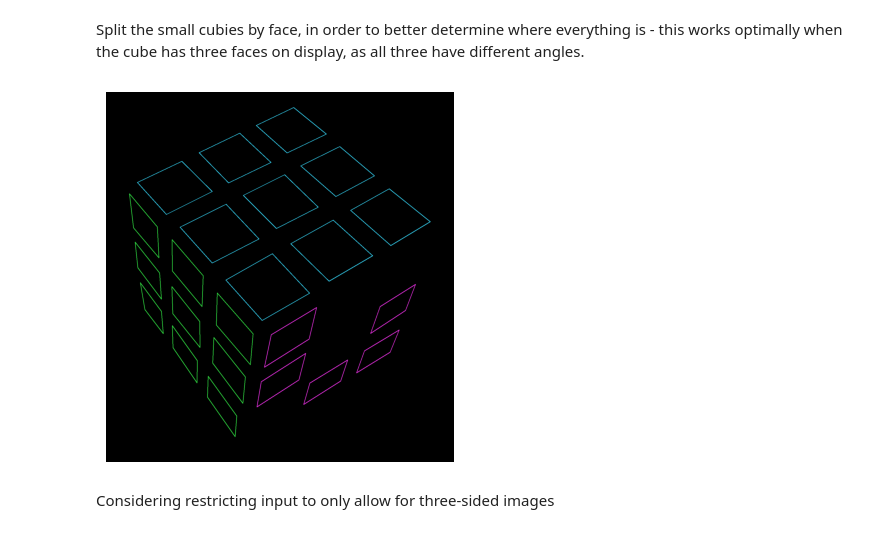
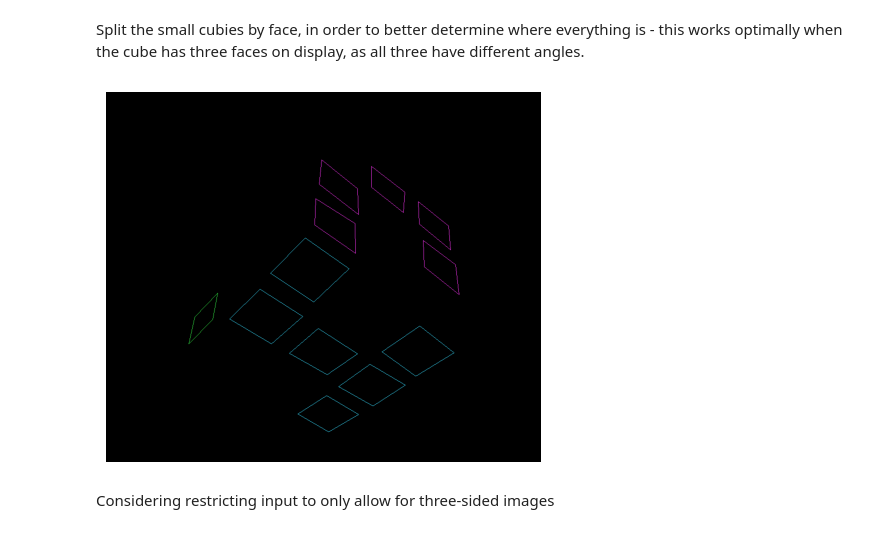
Before and after one commit to vivaansinghvi07/rubix-cube-solver, a Jupyter notebook: cv_testing.ipynb, the cells around one changed output. Cells and saved outputs as stored; diff of their text form; code cells hidden in the pictures.

```diff
--- a/cv_testing.ipynb
+++ b/cv_testing.ipynb
@@ -63,7 +63,18 @@ def filter_cubie_contours(img: cv2.Mat, contours: list[Contour], approx: list[Co
 
     # sweep through it again and cut off the ones that are too small
     avg_area = np.average([*map(cv2.contourArea, proper_approx)])
-    return [*filter(lambda x: cv2.contourArea(x) > avg_area / 4, proper_approx)]
+    largest_approx = [*filter(lambda x: cv2.contourArea(x) > avg_area / 4, proper_approx)]
+
+    # this time, give each contour a consistent ordering, making it start from the leftmost if possible else bottommost
+    final_approx = []
+    for appr in largest_approx:
+        x_axis_vals = [*map(lambda x: x[0][0], appr)]
+        max_index = np.argsort(x_axis_vals)
+        if x_axis_vals[max_index[1]] - x_axis_vals[max_index[0]] < 100:
+            y_axis_vals = [*map(lambda y: y[0][1], appr)]
+            max_index = np.argsort(y_axis_vals)
+        final_approx.append(np.concatenate((appr[max_index[0]:], appr[:max_index[0]]), axis=0))
+    return final_approx
 
 def get_cubie_contours(img: cv2.Mat, show: bool = False) -> list[Contour]:
 
@@ -92,6 +103,6 @@ def get_cubie_contours(img: cv2.Mat, show: bool = False) -> list[Contour]:
         imshow(blur, dilated, display_image)
     return filtered
 
-img = imread_capped("./images/cube_ugly.png")
+img = imread_capped("./images/test3.png")
 _ = get_cubie_contours(img, show=True)
 # %% [output]
@@ -107,36 +118,44 @@ def compute_incline_angle(c1: Point, c2: Point):
         x_diff, y_diff = c2[0] - c1[0], c1[1] - c2[1]
         return degrees(atan2(y_diff, x_diff)) % 360
 
-ANGLE_DIFF_TOLERANCE = 18   # degrees
+ANGLE_DIFF_TOLERANCE = 30   # degrees
 
 def get_squares_by_angle(squares: list[Contour], show: bool = False) -> dict[tuple[float], list[Contour]]:
     """ Returns a map of angle-pairs to a list of contours. This is done to seperate them into faces. """
     angle_to_squares = {}
     for appr in squares:
         appr = appr.reshape(-1, 2)
         corner1, corner2, corner3 = appr[0], appr[1], appr[-1]
         angle_of_incline1 = compute_incline_angle(corner1, corner2)
         angle_of_incline2 = compute_incline_angle(corner3, corner1)
         for (k1, k2), v in angle_to_squares.items():
             if abs(angle_of_incline1 - k1) < ANGLE_DIFF_TOLERANCE and abs(angle_of_incline2 - k2) < ANGLE_DIFF_TOLERANCE:
+
+                # add to list of contours
                 v.append(appr)
+                current_total = len(v) - 1
+
+                # replace the key with the new average
+                del angle_to_squares[(k1, k2)]
+                angle_to_squares[((k1 * current_total + angle_of_incline1) / (current_total + 1),
+                                  (k2 * current_total + angle_of_incline2) / (current_total + 1))] = v
                 break
         else:
             angle_to_squares[(angle_of_incline1, angle_of_incline2)] = [appr]
 
     # show if needed
     if show:
         display_img = np.zeros_like(img)
         for i, v in enumerate(angle_to_squares.values()):
             colors = ((235, 204, 52), (226, 49, 232), (65, 217, 48), (0, 0, 200))
             cv2.drawContours(display_img, [*map(lambda x: x, v)], -1, colors[min(i, 3)], max(display_img.shape) // 1000 + 1)
         imshow(display_img)
     return angle_to_squares
 
-img = imread_capped("./images/cube_ugly.png")
+img = imread_capped("./images/test3.png")
 _ = get_squares_by_angle(get_cubie_contours(img), show=True)
 # %% [output]
-[figure, old version]
+[figure, new version]
 # %% [markdown]
 Considering restricting input to only allow for three-sided images
 # %% [markdown]
```
Also changed, not shown: parts of 6 cells of this notebook.
